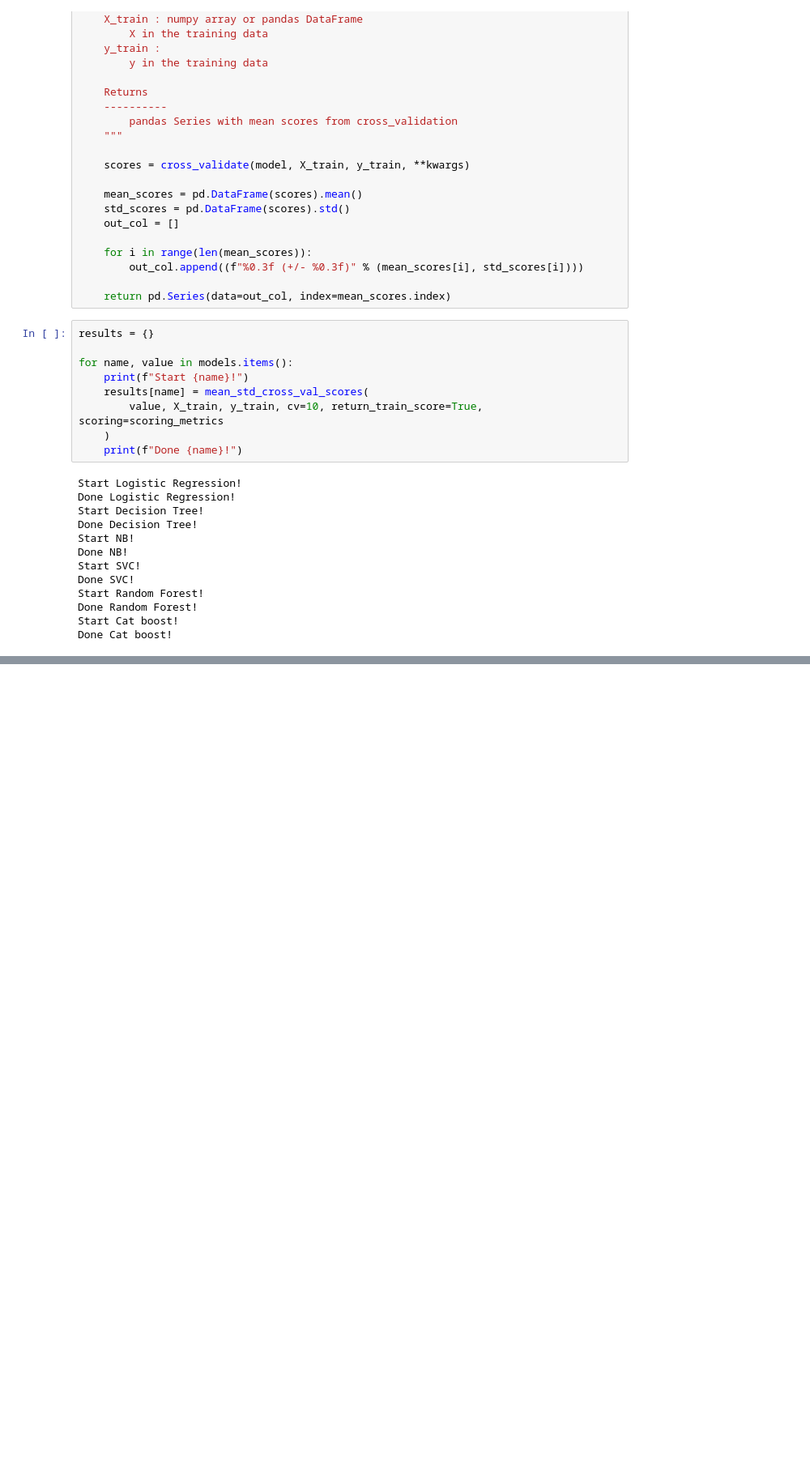
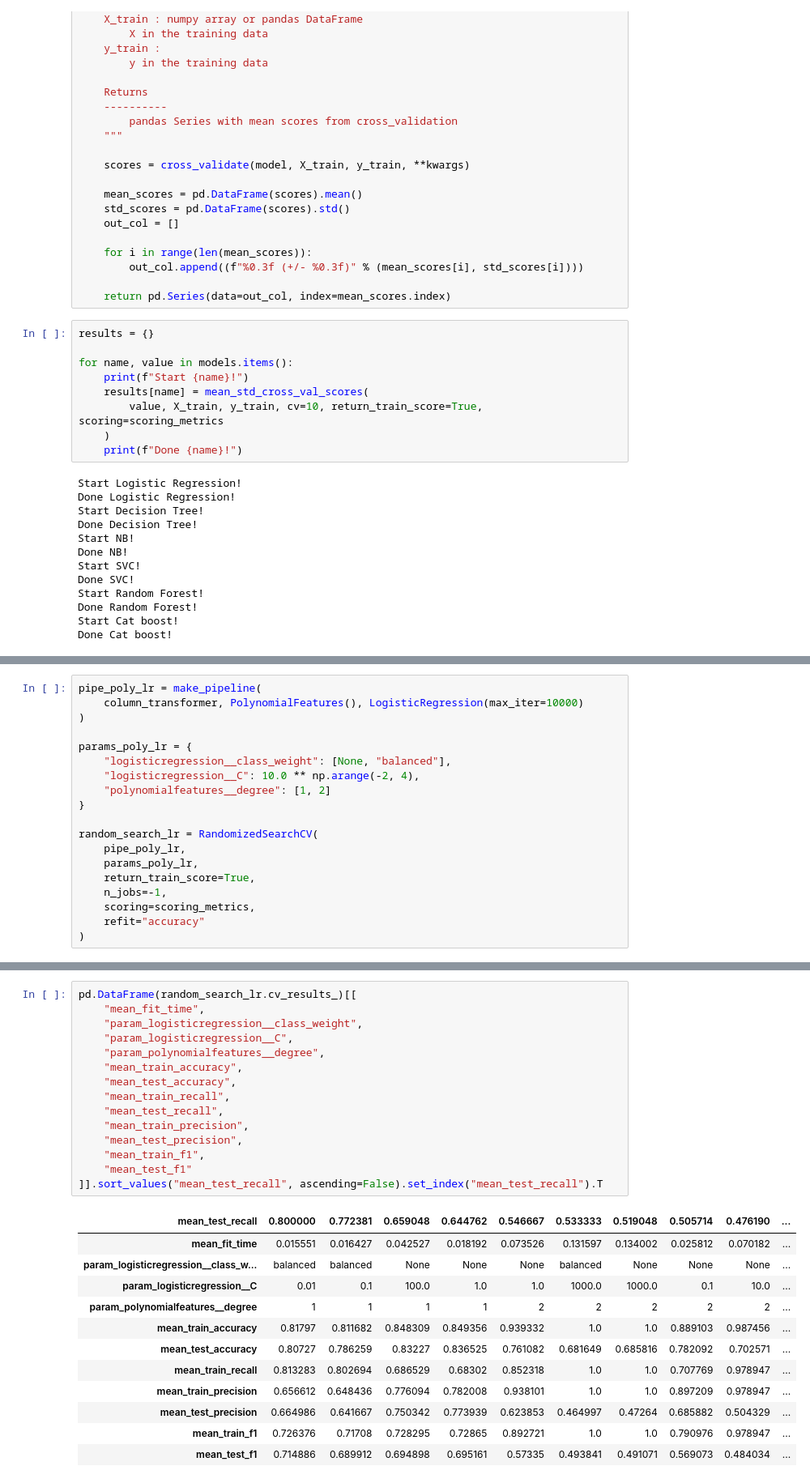
Before and after one commit to utkarshsaboo45/Heart-Failure, a Jupyter notebook: notebooks/model.ipynb, the cells around one changed output, grey strips where cells are left out. Shown: that part at 81% size. Cells and saved outputs as stored; diff of their text form; blank space fills up the shorter version.

```diff
--- a/notebooks/model.ipynb
+++ b/notebooks/model.ipynb
@@ -320,0 +327,19 @@ pd.DataFrame(results)
+# %%
+pipe_poly_lr = make_pipeline(
+    column_transformer, PolynomialFeatures(), LogisticRegression(max_iter=10000)
+)
+
+params_poly_lr = {
+    "logisticregression__class_weight": [None, "balanced"],
+    "logisticregression__C": 10.0 ** np.arange(-2, 4),
+    "polynomialfeatures__degree": [1, 2]
+}
+
+random_search_lr = RandomizedSearchCV(
+    pipe_poly_lr,
+    params_poly_lr,
+    return_train_score=True,
+    n_jobs=-1,
+    scoring=scoring_metrics,
+    refit="accuracy"
+)
@@ -320,0 +366,28 @@ pd.DataFrame(results)
+# %%
+pd.DataFrame(random_search_lr.cv_results_)[[
+    "mean_fit_time",
+    "param_logisticregression__class_weight",
+    "param_logisticregression__C",
+    "param_polynomialfeatures__degree",
+    "mean_train_accuracy",
+    "mean_test_accuracy",
+    "mean_train_recall",
+    "mean_test_recall",
+    "mean_train_precision",
+    "mean_test_precision",
+    "mean_train_f1",
+    "mean_test_f1"
+]].sort_values("mean_test_recall", ascending=False).set_index("mean_test_recall").T
+# %% [output]
+| mean_test_recall | 0.800000 | 0.772381 | 0.659048 | 0.644762 | 0.546667 | 0.533333 | 0.519048 | 0.505714 | 0.476190 | ... |
+| mean_fit_time | 0.015551 | 0.016427 | 0.042527 | 0.018192 | 0.073526 | 0.131597 | 0.134002 | 0.025812 | 0.070182 | ... |
+| param_logisticregression__class_w... | balanced | balanced | None | None | None | balanced | None | None | None | ... |
+| param_logisticregression__C | 0.01 | 0.1 | 100.0 | 1.0 | 1.0 | 1000.0 | 1000.0 | 0.1 | 10.0 | ... |
+| param_polynomialfeatures__degree | 1 | 1 | 1 | 1 | 2 | 2 | 2 | 2 | 2 | ... |
+| mean_train_accuracy | 0.81797 | 0.811682 | 0.848309 | 0.849356 | 0.939332 | 1.0 | 1.0 | 0.889103 | 0.987456 | ... |
+| mean_test_accuracy | 0.80727 | 0.786259 | 0.83227 | 0.836525 | 0.761082 | 0.681649 | 0.685816 | 0.782092 | 0.702571 | ... |
+| mean_train_recall | 0.813283 | 0.802694 | 0.686529 | 0.68302 | 0.852318 | 1.0 | 1.0 | 0.707769 | 0.978947 | ... |
+| mean_train_precision | 0.656612 | 0.648436 | 0.776094 | 0.782008 | 0.938101 | 1.0 | 1.0 | 0.897209 | 0.978947 | ... |
+| mean_test_precision | 0.664986 | 0.641667 | 0.750342 | 0.773939 | 0.623853 | 0.464997 | 0.47264 | 0.685882 | 0.504329 | ... |
+| mean_train_f1 | 0.726376 | 0.71708 | 0.728295 | 0.72865 | 0.892721 | 1.0 | 1.0 | 0.790976 | 0.978947 | ... |
+| mean_test_f1 | 0.714886 | 0.689912 | 0.694898 | 0.695161 | 0.57335 | 0.493841 | 0.491071 | 0.569073 | 0.484034 | ... |
```
Also changed, not shown: parts of 12 cells of this notebook.
